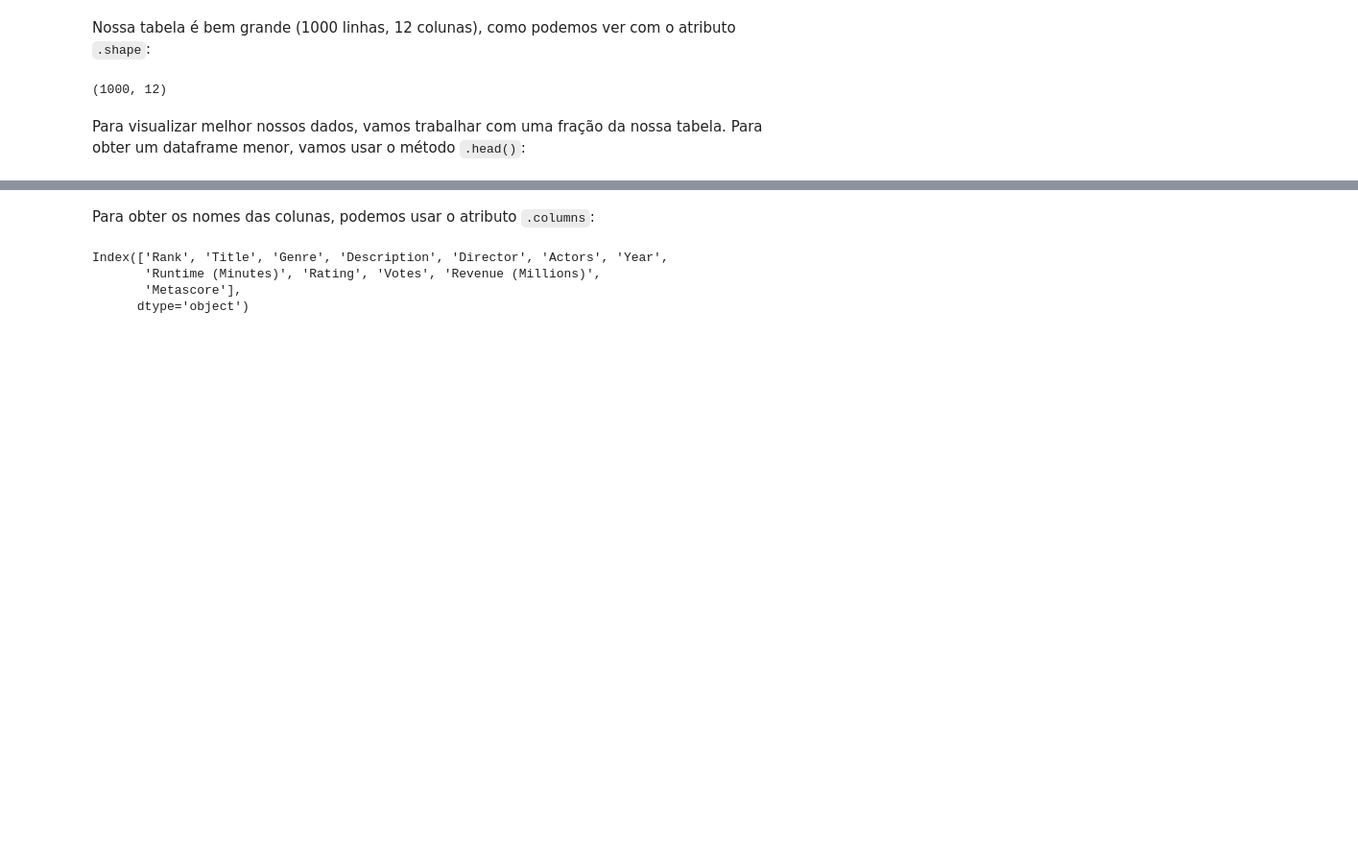
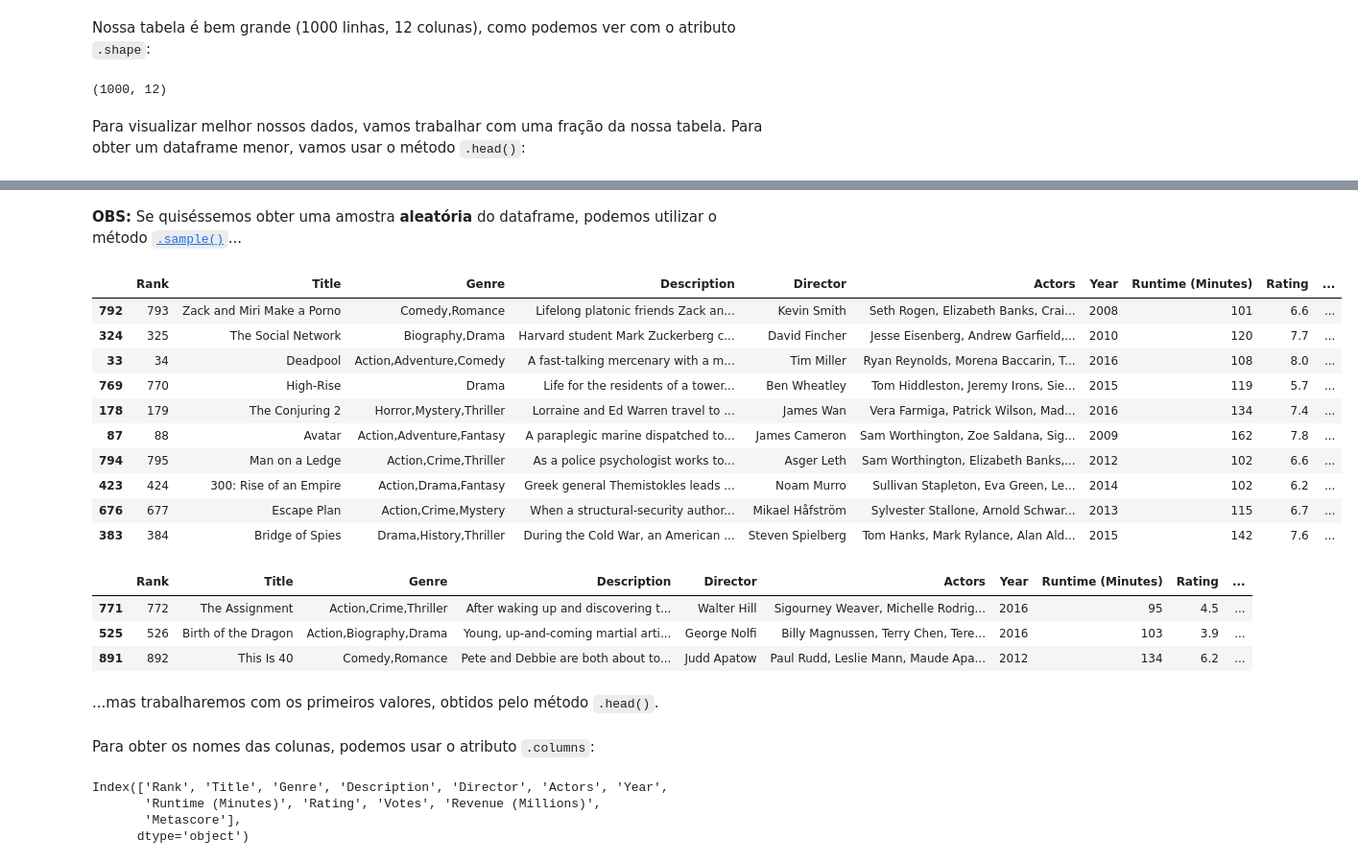
Before and after one commit to gavieira/curso_programacao, a Jupyter notebook: 14-pandas.ipynb, the cells around one changed output, grey strips where cells are left out. Shown at 96% size. Cells and saved outputs as stored; diff of their text form; code cells hidden in the pictures; blank space fills up the shorter version.

Commit message:
Criado ramo data_science
Aula de data visualization criada. Aula de pandas atualizada.

```diff
--- a/14-pandas.ipynb
+++ b/14-pandas.ipynb
@@ -103,6 +118,35 @@ imdb_subset
 | 2 | 3 | Split | Horror,Thriller | Three girls are kidnapped by a ma... | M. Night Shyamalan | James McAvoy, Anya Taylor-Joy, Ha... | 2016 | 117 | 7.3 | ... |
 | 3 | 4 | Sing | Animation,Comedy,Family | In a city of humanoid animals, a ... | Christophe Lourdelet | Matthew McConaughey,Reese Withers... | 2016 | 108 | 7.2 | ... |
 | 4 | 5 | Suicide Squad | Action,Adventure,Fantasy | A secret government agency recrui... | David Ayer | Will Smith, Jared Leto, Margot Ro... | 2016 | 123 | 6.2 | ... |
+# %% [markdown]
+**OBS:** Se quiséssemos obter uma amostra **aleatória** do dataframe, podemos utilizar o método [`.sample()`](https://pandas.pydata.org/pandas-docs/stable/reference/api/pandas.DataFrame.sample.html)...
+# %%
+# 10 filmes aleatórios do dataframe
+
+imdb.sample(n=10)
+# %% [output]
+|  | Rank | Title | Genre | Description | Director | Actors | Year | Runtime (Minutes) | Rating | ... |
+| 792 | 793 | Zack and Miri Make a Porno | Comedy,Romance | Lifelong platonic friends Zack an... | Kevin Smith | Seth Rogen, Elizabeth Banks, Crai... | 2008 | 101 | 6.6 | ... |
+| 324 | 325 | The Social Network | Biography,Drama | Harvard student Mark Zuckerberg c... | David Fincher | Jesse Eisenberg, Andrew Garfield,... | 2010 | 120 | 7.7 | ... |
+| 33 | 34 | Deadpool | Action,Adventure,Comedy | A fast-talking mercenary with a m... | Tim Miller | Ryan Reynolds, Morena Baccarin, T... | 2016 | 108 | 8.0 | ... |
+| 769 | 770 | High-Rise | Drama | Life for the residents of a tower... | Ben Wheatley | Tom Hiddleston, Jeremy Irons, Sie... | 2015 | 119 | 5.7 | ... |
+| 178 | 179 | The Conjuring 2 | Horror,Mystery,Thriller | Lorraine and Ed Warren travel to ... | James Wan | Vera Farmiga, Patrick Wilson, Mad... | 2016 | 134 | 7.4 | ... |
+| 87 | 88 | Avatar | Action,Adventure,Fantasy | A paraplegic marine dispatched to... | James Cameron | Sam Worthington, Zoe Saldana, Sig... | 2009 | 162 | 7.8 | ... |
+| 794 | 795 | Man on a Ledge | Action,Crime,Thriller | As a police psychologist works to... | Asger Leth | Sam Worthington, Elizabeth Banks,... | 2012 | 102 | 6.6 | ... |
+| 423 | 424 | 300: Rise of an Empire | Action,Drama,Fantasy | Greek general Themistokles leads ... | Noam Murro | Sullivan Stapleton, Eva Green, Le... | 2014 | 102 | 6.2 | ... |
+| 676 | 677 | Escape Plan | Action,Crime,Mystery | When a structural-security author... | Mikael Håfström | Sylvester Stallone, Arnold Schwar... | 2013 | 115 | 6.7 | ... |
+| 383 | 384 | Bridge of Spies | Drama,History,Thriller | During the Cold War, an American ... | Steven Spielberg | Tom Hanks, Mark Rylance, Alan Ald... | 2015 | 142 | 7.6 | ... |
+# %%
+# Podemos também obter uma fração específica do conteúdo total da tabela (ex: 0.03%)
+
+imdb.sample(frac=.003)
+# %% [output]
+|  | Rank | Title | Genre | Description | Director | Actors | Year | Runtime (Minutes) | Rating | ... |
+| 771 | 772 | The Assignment | Action,Crime,Thriller | After waking up and discovering t... | Walter Hill | Sigourney Weaver, Michelle Rodrig... | 2016 | 95 | 4.5 | ... |
+| 525 | 526 | Birth of the Dragon | Action,Biography,Drama | Young, up-and-coming martial arti... | George Nolfi | Billy Magnussen, Terry Chen, Tere... | 2016 | 103 | 3.9 | ... |
+| 891 | 892 | This Is 40 | Comedy,Romance | Pete and Debbie are both about to... | Judd Apatow | Paul Rudd, Leslie Mann, Maude Apa... | 2012 | 134 | 6.2 | ... |
+# %% [markdown]
+...mas trabalharemos com os primeiros valores, obtidos pelo método `.head()`.
 # %% [markdown]
 Para obter os nomes das colunas, podemos usar o atributo `.columns`:
 # %%
```
Also changed, not shown: parts of 30 cells of this notebook, 3 other files.
